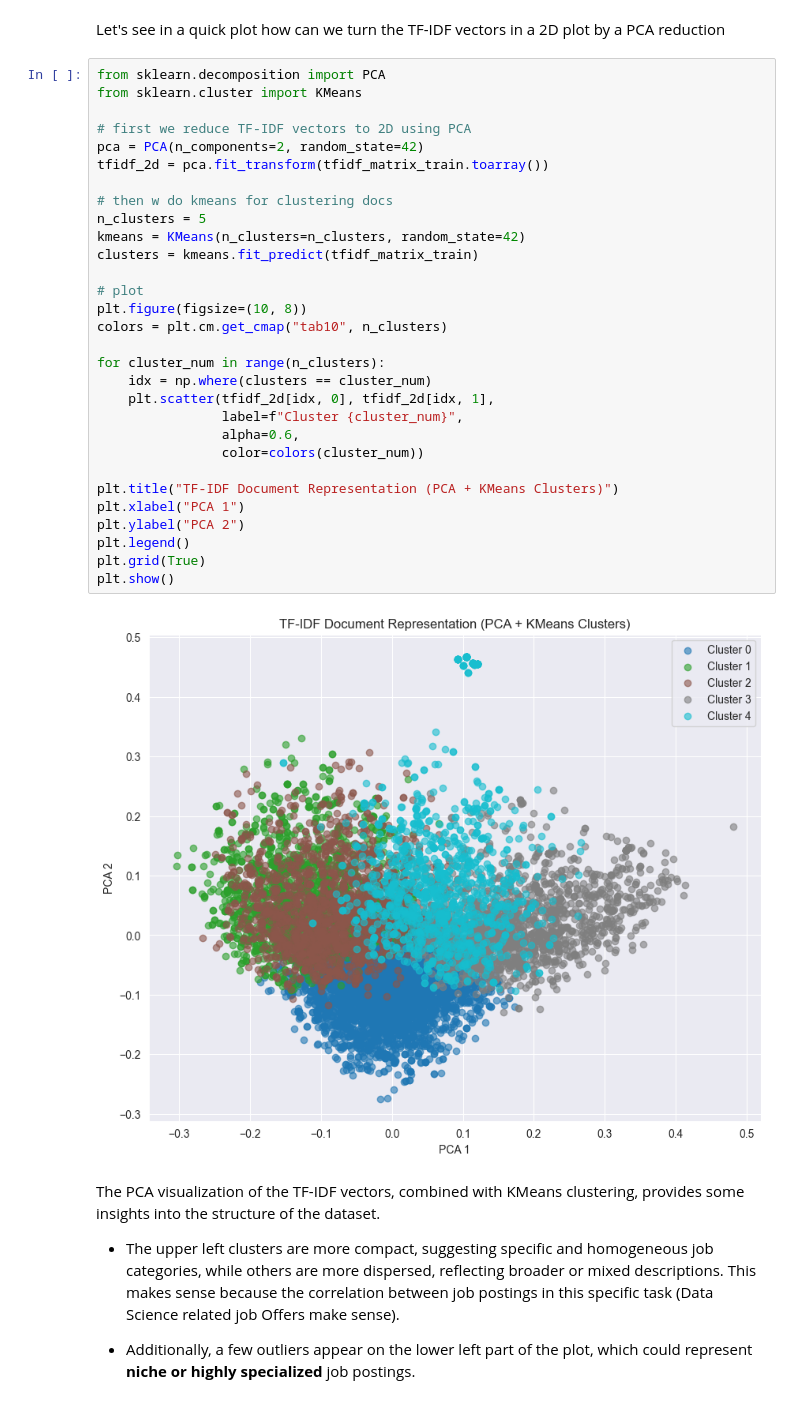
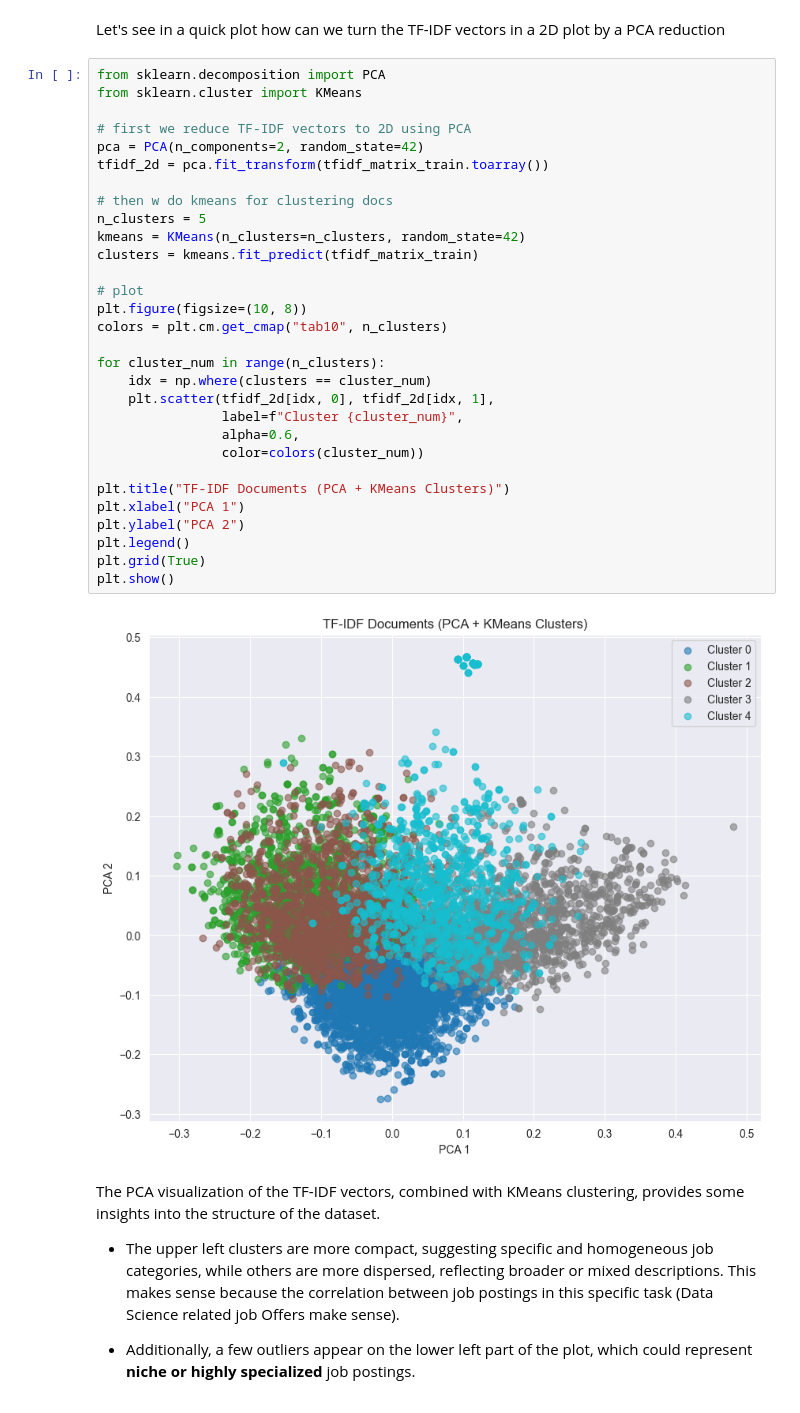
Before and after one commit to ikerosales/NLP-Data-Job-Offers, a Jupyter notebook: first-notebook-mlapp-clean.ipynb, the cells around one changed output. Saved outputs shown, nothing was run; the diff lists cells and outputs as text.

```diff
--- a/first-notebook-mlapp-clean.ipynb
+++ b/first-notebook-mlapp-clean.ipynb
@@ -849,35 +853,35 @@ Let's see in a quick plot how can we turn the TF-IDF vectors in a 2D plot by a P
 # %%
 from sklearn.decomposition import PCA
 from sklearn.cluster import KMeans
 
 # first we reduce TF-IDF vectors to 2D using PCA
 pca = PCA(n_components=2, random_state=42)
 tfidf_2d = pca.fit_transform(tfidf_matrix_train.toarray())
 
 # then w do kmeans for clustering docs
 n_clusters = 5
 kmeans = KMeans(n_clusters=n_clusters, random_state=42)
 clusters = kmeans.fit_predict(tfidf_matrix_train)
 
 # plot
 plt.figure(figsize=(10, 8))
 colors = plt.cm.get_cmap("tab10", n_clusters)
 
 for cluster_num in range(n_clusters):
     idx = np.where(clusters == cluster_num)
     plt.scatter(tfidf_2d[idx, 0], tfidf_2d[idx, 1],
                 label=f"Cluster {cluster_num}",
                 alpha=0.6,
                 color=colors(cluster_num))
 
-plt.title("TF-IDF Document Representation (PCA + KMeans Clusters)")
+plt.title("TF-IDF Documents (PCA + KMeans Clusters)")
 plt.xlabel("PCA 1")
 plt.ylabel("PCA 2")
 plt.legend()
 plt.grid(True)
 plt.show()
 # %% [output]
-[figure, old version]
+[figure, new version]
 # %% [markdown]
 
 The PCA visualization of the TF-IDF vectors, combined with KMeans clustering, provides some insights into the structure of the dataset.
```
Also changed, not shown: parts of 41 cells of this notebook.
